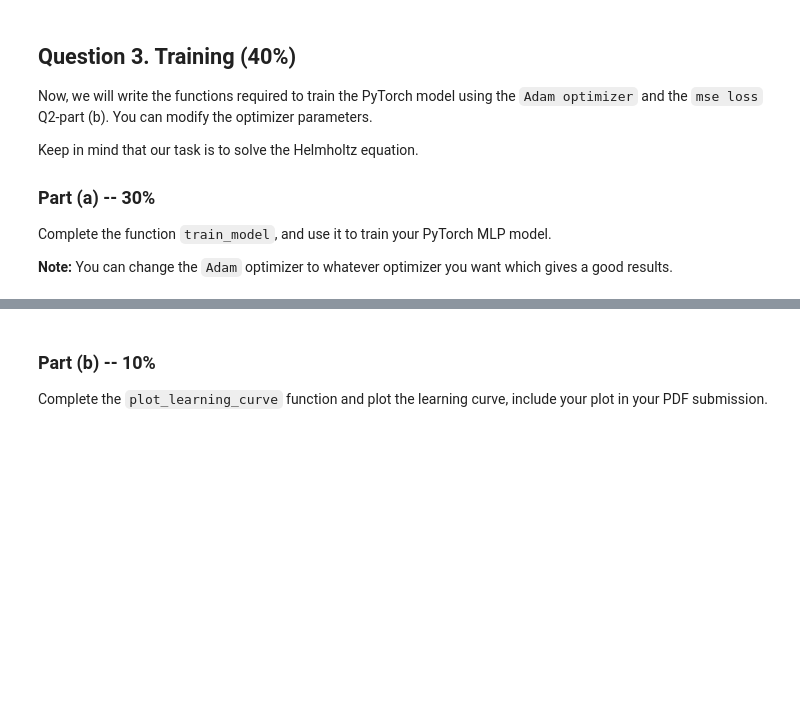
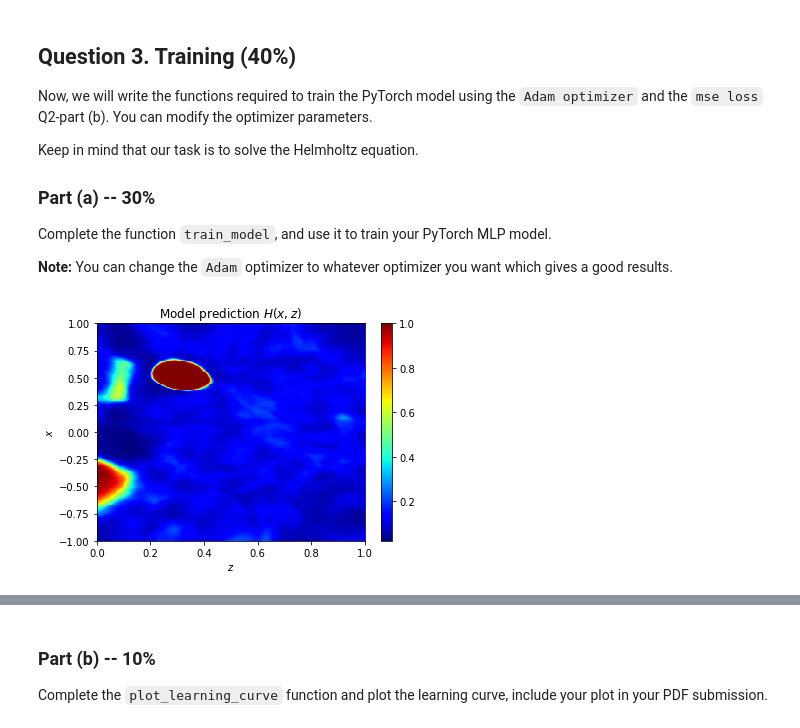
Before and after one commit to cgold212/assignment3inverseMethod, a Jupyter notebook: Assignment3.ipynb, the cells around one changed output, grey strips where cells are left out. Saved outputs shown, nothing was run; the diff lists cells and outputs as text; code cells hidden in the pictures; blank space fills up the shorter version.

```diff
--- a/Assignment3.ipynb
+++ b/Assignment3.ipynb
@@ -527,6 +421,49 @@ def train_model(model, data_loader, num_epochs, mse_loss_f, mse_loss_h, optimize
   elapsed = time.time() - start_time
   print('Training end time: %.2f, Training time: %.2f' % (time.time(), elapsed))
   return train_losses_iter, model
+# %%
+import numpy as np
+import matplotlib.pyplot as plt
+
+def plot_model_output(model,X_u_test,x0, z0):
+    # coords = np.stack([X, Z], axis=-1)
+    # print(coords[1,1,:])
+
+    # Reshape coordinates to be compatible with the model
+    # coords = coords.reshape(-1, 2)
+    coords = X_u_test
+    coords = torch.tensor(coords,dtype=torch.float).to(device)
+    # coords = torch.nn.functional.normalize(coords + 1, p=2, dim=1, eps=1e-12, out=None).to(device)
+    # print(coords.shape)
+    # print(coords)
+    # Run the coordinates through the model
+    output = model(coords)
+    # print(output.shape)
+    Uoutput = output[:,0]
+    Voutput = output[:,1]*0
+    # print(Voutput.shape)
+    # Reshape the output to match the original shape of the indices
+    Uoutput = Uoutput.reshape(256, 256)
+    Voutput = Voutput.reshape(256, 256)
+
+    Uoutput = Uoutput.pow(2)
+    Voutput = Voutput.pow(2)
+    output = Uoutput + Voutput
+    output = torch.sqrt(output).to('cpu')
+
+    # Plot the output as an image
+
+    plt.pcolor(z0, x0, output.detach().numpy(), cmap='jet')
+    # plt.imshow(output.detach().numpy(), cmap='jet')
+    plt.xlabel(r'$z$')
+    plt.ylabel(r'$x$')
+    plt.title('Model prediction $H(x,z)$')
+    plt.colorbar()
+    plt.show()
+
+plot_model_output(trained_model,X_u_test,x0, z0)
+# %% [output]
+[figure, added]
 # %%
 train_losses, trained_model = train_model(model, data_loader, num_epochs, mse_loss_f, mse_loss_h, optimizer)
 # %% [output]
```
Also changed, not shown: parts of 22 cells of this notebook.
